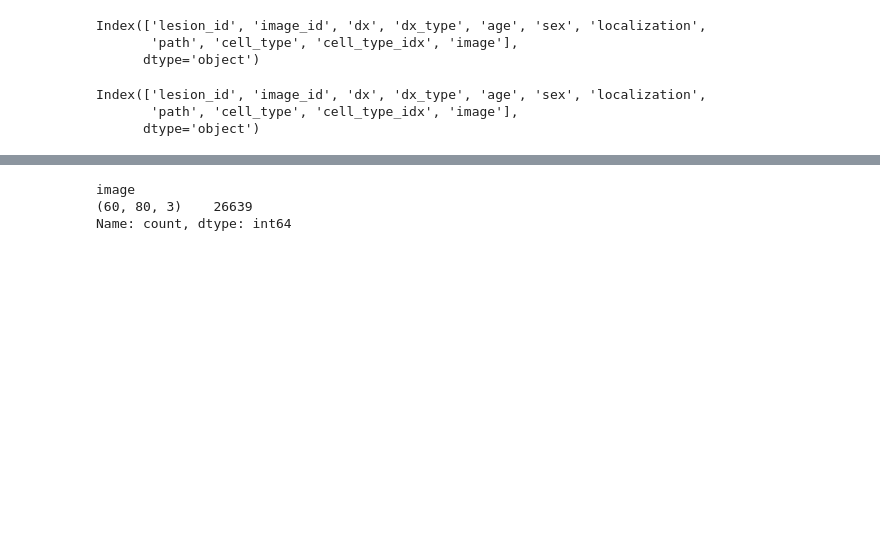
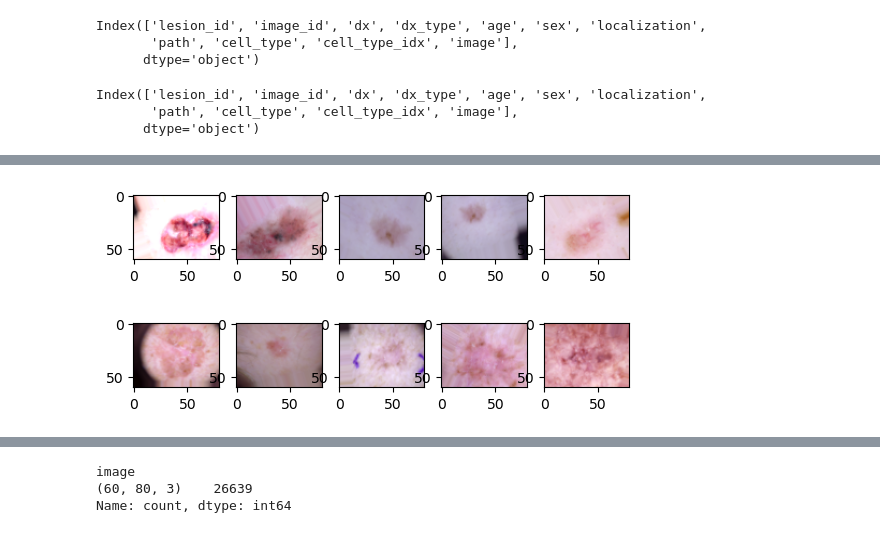
Before and after one commit to ChoiSW99/SkinCancerClassification, a Jupyter notebook: SkinCancer_Images.ipynb, the cells around one changed output, grey strips where cells are left out. Cells and saved outputs as stored; diff of their text form; code cells hidden in the pictures; blank space fills up the shorter version.

```diff
--- a/SkinCancer_Images.ipynb
+++ b/SkinCancer_Images.ipynb
@@ -497,0 +472,16 @@ plt.show()
+# %%
+for i in range(5):
+    plt.subplot(1,5,i+1) # 행 하나, 열 다섯 개, 1로 시작하는 인덱스
+    # 이미지 데이터를 부동 소수점으로 변환하여 픽셀 값을 0에서 1 사이로 만듭니다.
+    plt.imshow(augmented_bcc.iloc[i*6]['image'].astype('float32') / 255)
+plt.show()
+# %% [output]
+[figure, added]
+# %%
+for i in range(5):
+    plt.subplot(1,5,i+1) # 행 하나, 열 다섯 개, 1로 시작하는 인덱스
+    # 이미지 데이터를 부동 소수점으로 변환하여 픽셀 값을 0에서 1 사이로 만듭니다.
+    plt.imshow(augmented_akiec.iloc[i*8]['image'].astype('float32') / 255)
+plt.show()
+# %% [output]
+[figure, added]
```
Also changed, not shown: parts of 33 cells of this notebook, 1 other file.
